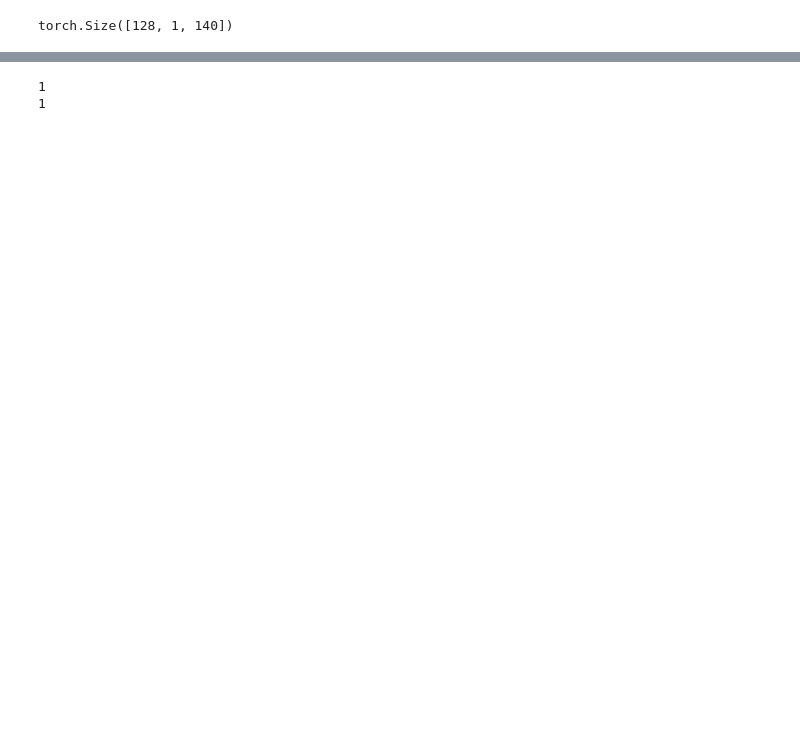
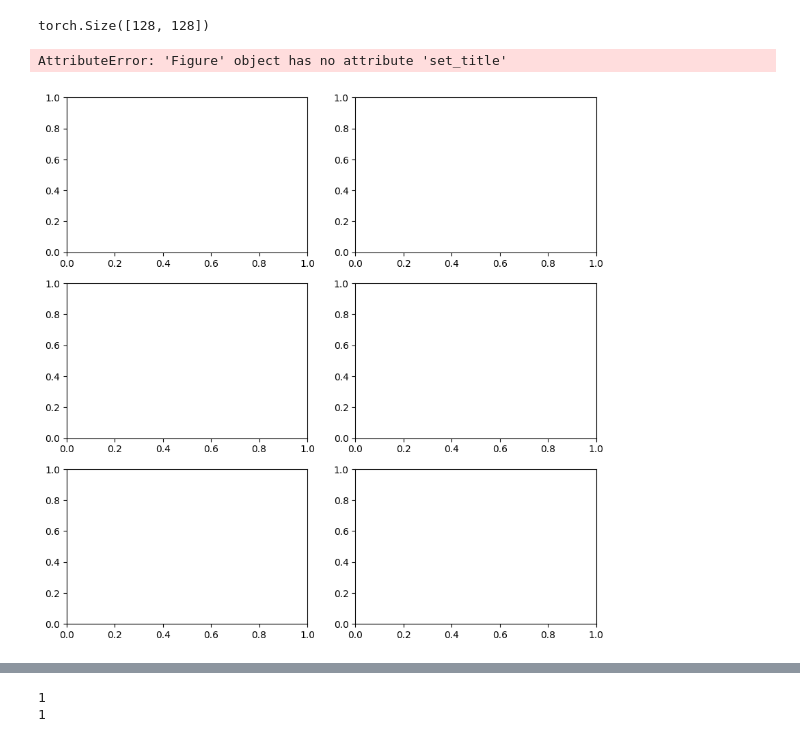
Before and after one commit to erlendlokna/CV-SSL-VQVAE-Framework, a Jupyter notebook: test.ipynb, the cells around one changed output, grey strips where cells are left out. Drawn from its saved outputs; the diff is of its cells as text; code cells hidden in the pictures; blank space fills up the shorter version.

```diff
--- a/test.ipynb
+++ b/test.ipynb
@@ -15,23 +15,3 @@ from src.utils import save_model
 import numpy as np
 
 import matplotlib.pyplot as plt
-# %%
-config_dir = 'src/configs/config.yaml' #dir to config file
-
-config = load_yaml_param_settings(config_dir)
-
-# data pipeline
-dataset_importer = UCRDatasetImporter(**config['dataset'])
-batch_size = config['dataset']['batch_sizes']['vqvae']
-train_data_loader_non_aug, test_data_loader= [build_data_pipeline(batch_size, dataset_importer, config, kind, shuffle_train=False) for kind in ['train', 'test']]
-
-augmentations = ['slice', 'jitter']
-train_data_loader_aug = build_data_pipeline(batch_size, dataset_importer, config, "train",  augmentations, shuffle_train=False)
-
-for batch in train_data_loader_aug:
-    subxs, y = batch
-    x1, x2 = subxs
-    break
-
-for batch in train_data_loader_non_aug:
-    x, y_ = batch
@@ -43,7 +77,34 @@ self.X_test.shape: (4500, 140)
 # %%
-x1.shape
+x.shape
 # %% [output]
-torch.Size([128, 1, 140])
+torch.Size([128, 128])
+# %%
+j = 100
+import matplotlib.lines as mlines
+blue_line = mlines.Line2D([], [], color='blue', label='Augmentation')
+grey_line = mlines.Line2D([], [], color='grey', alpha=0.4, label='Original')
+
+# Create the legend
+
+f, a = plt.subplots(3, 2, figsize=(10, 10))
+f.suptitle("ss")
+f.legend(handles=[blue_line, grey_line], loc='upper center', ncol=2)
+
+a[0][0].plot(x[j]); a[0][0].set_title("Original")
+a[0][1].plot(x1_stft[j], label="agmentation"); a[0][1].set_title("STFT augmented")
+a[0][1].plot(x[j], c="grey", alpha=0.4, label="original");
+a[1][0].plot(x1_jitter[j], label="Augmentation"); a[1][0].set_title("Jitter augmented")
+a[1][0].plot(x[j], c="grey", alpha=0.4, label="original");
+a[1][1].plot(x1_slope[j], label="agmentation"); a[1][1].set_title("slope augmented")
+a[1][1].plot(x[j], c="grey", alpha=0.4, label="original");
+a[2][0].plot(x1_flip[j], label="agmentation"); a[2][0].set_title("flip augmented")
+a[2][0].plot(x[j], c="grey", alpha=0.4, label="original");
+a[2][1].plot(x1_ampr[j], label="agmentation"); a[2][1].set_title("Amplitude resize augmentation")
+a[2][1].plot(x[j], c="grey", alpha=0.4, label="original");
+plt.savefig("Augmentations.pdf")
+# %% [output]
+AttributeError: 'Figure' object has no attribute 'set_title'
+[figure, added]
 # %%
 x.shape[-1]
 # %% [output]
```
Also changed, not shown: parts of 11 cells of this notebook, 50 other files.
